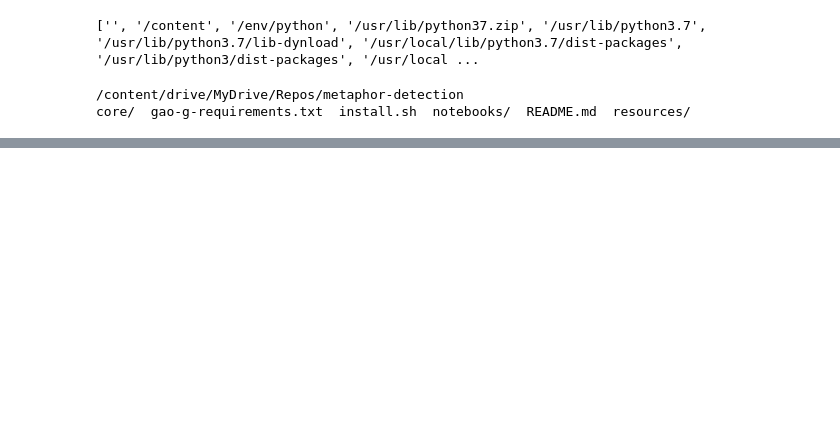
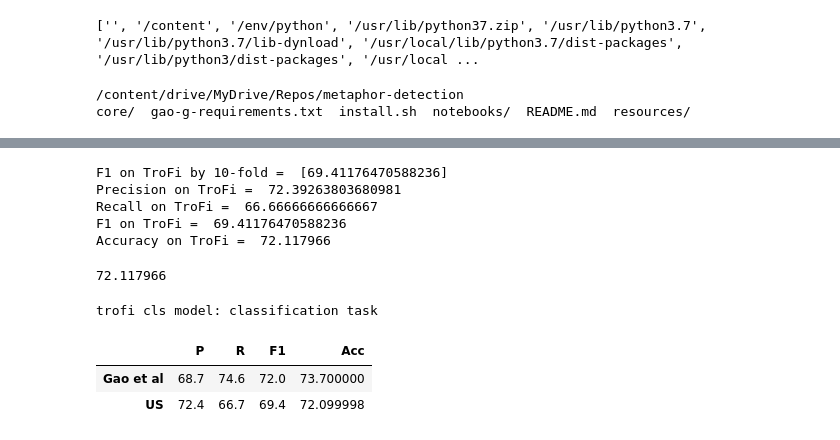
Before and after one commit to cmsc-25700/metaphor-detection, a Jupyter notebook: notebooks/classification/replicate_trofi_cls_model_for_classification.ipynb, the cells around one changed output, grey strips where cells are left out. Saved outputs shown, nothing was run; the diff lists cells and outputs as text; code cells hidden in the pictures; blank space fills up the shorter version.

Commit message:
results for trofi cls model

```diff
--- a/notebooks/classification/replicate_trofi_cls_model_for_classification.ipynb
+++ b/notebooks/classification/replicate_trofi_cls_model_for_classification.ipynb
@@ -89,0 +117,20 @@ False
+# %%
+"""
+2. Data preparation
+"""
+'''
+2. 1
+get vocabulary and glove embeddings in raw dataset
+'''
+# vocab is a set of words
+vocab = get_vocab(raw_trofi)
+# two dictionaries. <PAD>: 0, <UNK>: 1
+word2idx, idx2word = get_word2idx_idx2word(vocab)
+# glove_embeddings a nn.Embeddings
+glove_embeddings = get_embedding_matrix(glove_dir + 'glove.840B.300d.txt', word2idx,
+                                        idx2word, normalization=False)
+# elmo_embeddings
+# set elmos_mohx=None to exclude elmo vectors
+elmos_trofi = h5py.File(elmo_dir + 'TroFi3737.hdf5', 'r')
+# suffix_embeddings: number of suffix tag is 2, and the suffix embedding dimension is 50
+suffix_embeddings = nn.Embedding(2, 50)
@@ -89,0 +142,11 @@ False
+# %%
+'''
+2. 2
+embed the datasets
+'''
+random.seed(0)
+random.shuffle(raw_trofi)
+
+embedded_trofi = [[embed_sequence(example[0], example[1], word2idx,
+                                 glove_embeddings, elmos_trofi, suffix_embeddings), example[2]]
+                 for example in raw_trofi]
@@ -90 +315,33 @@ False
+# %%
+print('F1 on TroFi by 10-fold = ', optimal_f1s)
+print('Precision on TroFi = ', np.mean(np.array(optimal_ps)))
+print('Recall on TroFi = ', np.mean(np.array(optimal_rs)))
+print('F1 on TroFi = ', np.mean(np.array(optimal_f1s)))
+print('Accuracy on TroFi = ', np.mean(np.array(torch.tensor(optimal_accs))))
+# %% [output]
+F1 on TroFi by 10-fold =  [69.41176470588236]
+Precision on TroFi =  72.39263803680981
+Recall on TroFi =  66.66666666666667
+F1 on TroFi =  69.41176470588236
+Accuracy on TroFi =  72.117966
+# %%
+np.mean(np.array(torch.tensor(optimal_accs)))
+# %% [output]
+72.117966
+# %%
+gao_scores = [68.7, 74.6, 72.0, 73.7]
+our_scores = [np.mean(np.array(optimal_ps)),
+  np.mean(np.array(optimal_rs)),
+  np.mean(np.array(optimal_f1s)),
+  np.mean(np.array(torch.tensor(optimal_accs)))]
+our_scores = [round(score,1) for score in our_scores]
+all_scores = [gao_scores, our_scores]
+all_scores_df = pd.DataFrame(all_scores, columns= ['P', 'R', 'F1', 'Acc'], index=['Gao et al', 'US'])
+print("trofi cls model: classification task\n")
+all_scores_df
+# %% [output]
+trofi cls model: classification task
+|  | P | R | F1 | Acc |
+| Gao et al | 68.7 | 74.6 | 72.0 | 73.700000 |
+| US | 72.4 | 66.7 | 69.4 | 72.099998 |
 # %%
```
Also changed, not shown: parts of 8 cells of this notebook.
